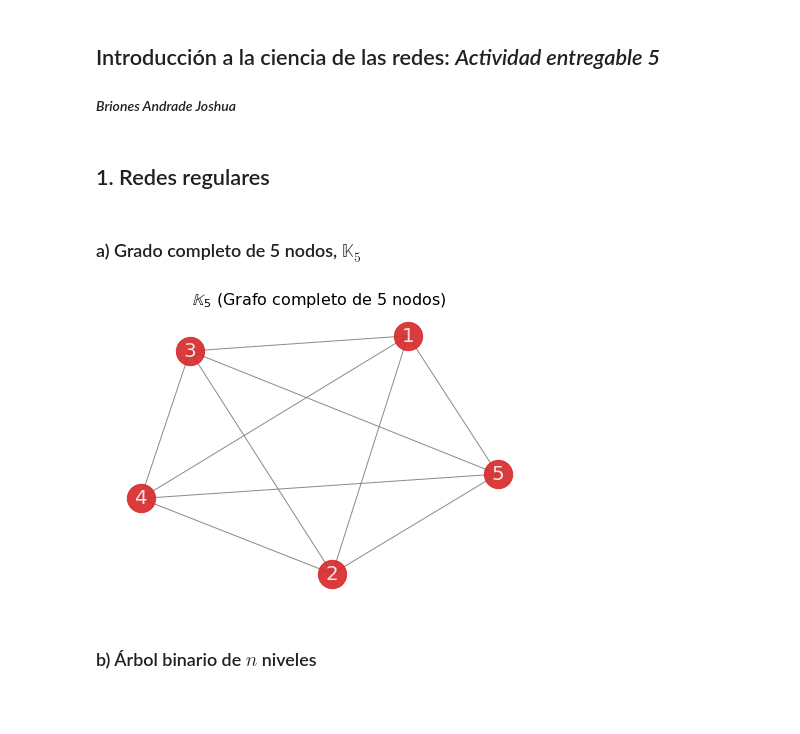
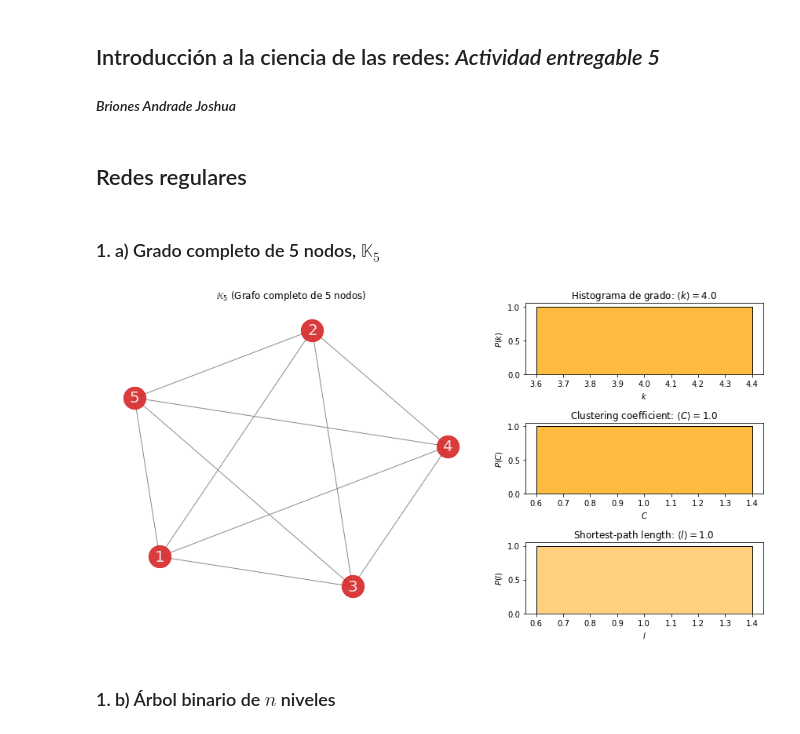
Before and after one commit to joshbrx/VoterModel_Network, a Jupyter notebook: Tipos y modelos de redes.ipynb, the cells around one changed output. Saved outputs shown, nothing was run; the diff lists cells and outputs as text; code cells hidden in the pictures; blank space fills up the shorter version.

Commit message:
Se agregaron las gráficas para las distribuciones de grado, coeficiente de agrupamiento y shortest-path length

```diff
--- a/Tipos y modelos de redes.ipynb
+++ b/Tipos y modelos de redes.ipynb
@@ -12,5 +19,5 @@ import networkx as nx
 # %% [markdown]
-## 1. Redes regulares
+## Redes regulares
 # %%
 options1 = {"edge_color": "tab:gray",  "node_size": 800, "alpha": 0.9,
            "node_color": "tab:red", "font_size": 20, "font_color":"whitesmoke"}
@@ -23,14 +97,11 @@ options3 = {"edge_color": "0.1",  "node_size": 8, "alpha": 1,
 # %% [markdown]
-### a) Grado completo de 5 nodos, $\mathbb{K}_5$
+### 1. a) Grado completo de 5 nodos, $\mathbb{K}_5$
 # %%
-G1 = nx.complete_graph(range(1, 5+1))
-nx.draw(G1, with_labels=True, **options1)
-plt.title(r"$\mathbb{K}_5$ (Grafo completo de 5 nodos)", fontsize=16)
-plt.show()
+degree_analysis(G1, title=r"$\mathbb{K}_5$ (Grafo completo de 5 nodos)", **options1)
 # %% [output]
-[figure, old version]
+[figure, new version]
 # %% [markdown]
-### b) Árbol binario de $n$ niveles
+### 1. b) Árbol binario de $n$ niveles
 # %%
 def sum_powers(n):
     if n == 0:
```
Also changed, not shown: parts of 10 cells of this notebook.
